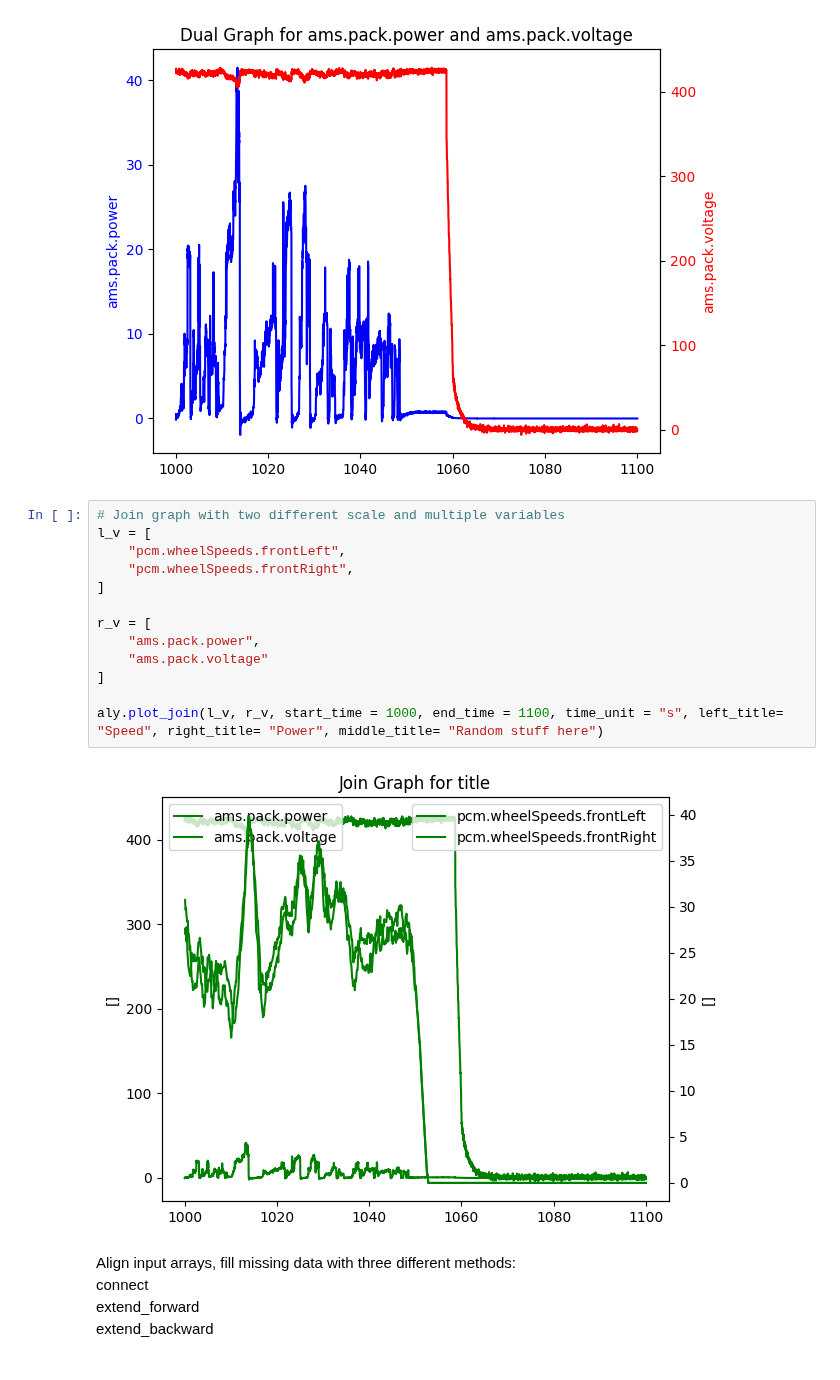
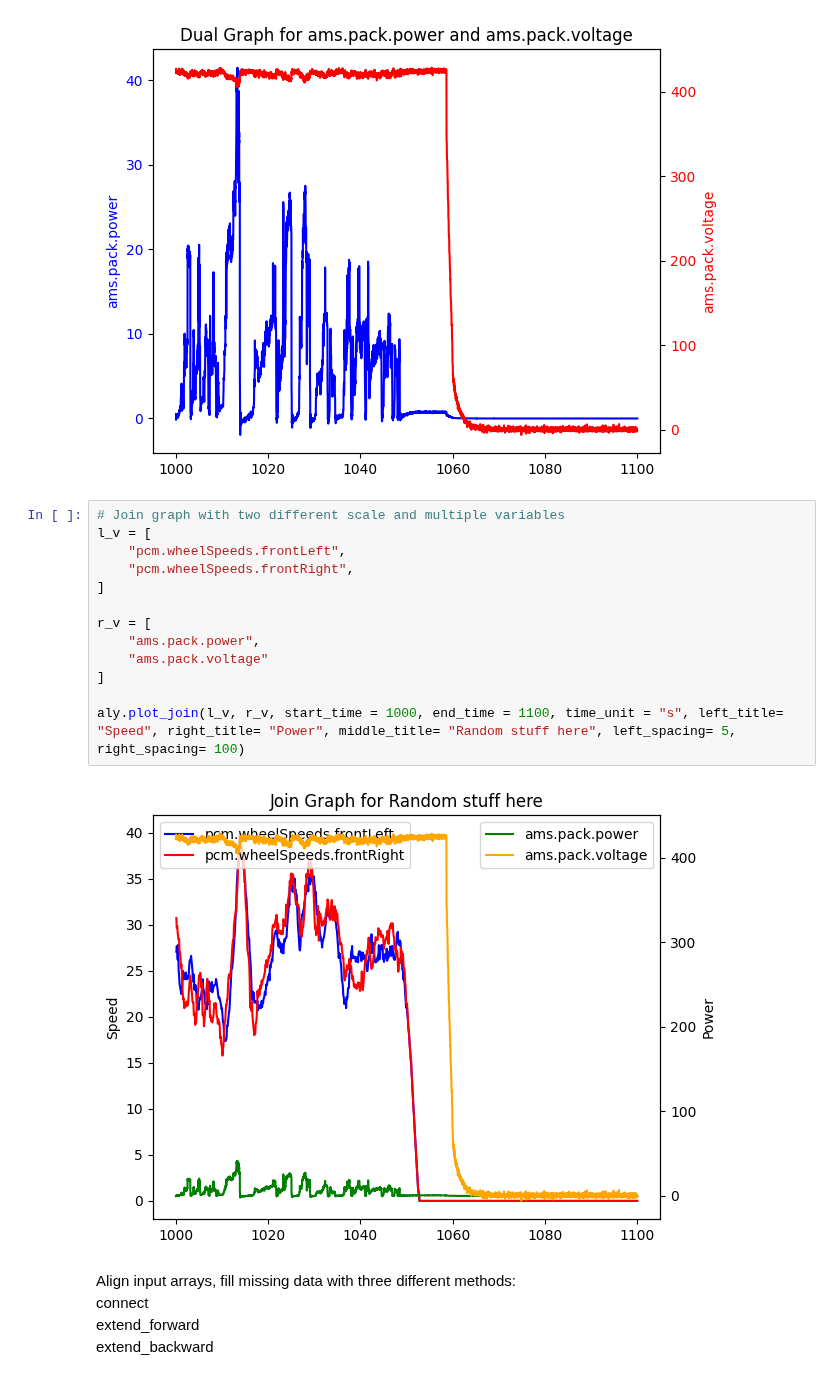
Before and after one commit to Penn-Electric-Racing/PER-Data-Analyzer, a Jupyter notebook: tutorial/tutorial.ipynb, the cells around one changed output. Drawn from its saved outputs; the diff is of its cells as text.

Commit message:
Added custom spacing for join graph

```diff
--- a/tutorial/tutorial.ipynb
+++ b/tutorial/tutorial.ipynb
@@ -177,18 +177,18 @@ graph for ams.pack.power and ams.pack.voltage
 # %%
 # Join graph with two different scale and multiple variables
 l_v = [
     "pcm.wheelSpeeds.frontLeft",
     "pcm.wheelSpeeds.frontRight",
 ]
 
 r_v = [
     "ams.pack.power",
     "ams.pack.voltage"
 ]
 
-aly.plot_join(l_v, r_v, start_time = 1000, end_time = 1100, time_unit = "s", left_title= "Speed", right_title= "Power", middle_title= "Random stuff here")
+aly.plot_join(l_v, r_v, start_time = 1000, end_time = 1100, time_unit = "s", left_title= "Speed", right_title= "Power", middle_title= "Random stuff here", left_spacing= 5, right_spacing= 100)
 # %% [output]
-[figure, old version]
+[figure, new version]
 # %% [markdown]
 Align input arrays, fill missing data with three different methods:\
 connect\
```
Also changed, not shown: 2 other files.
